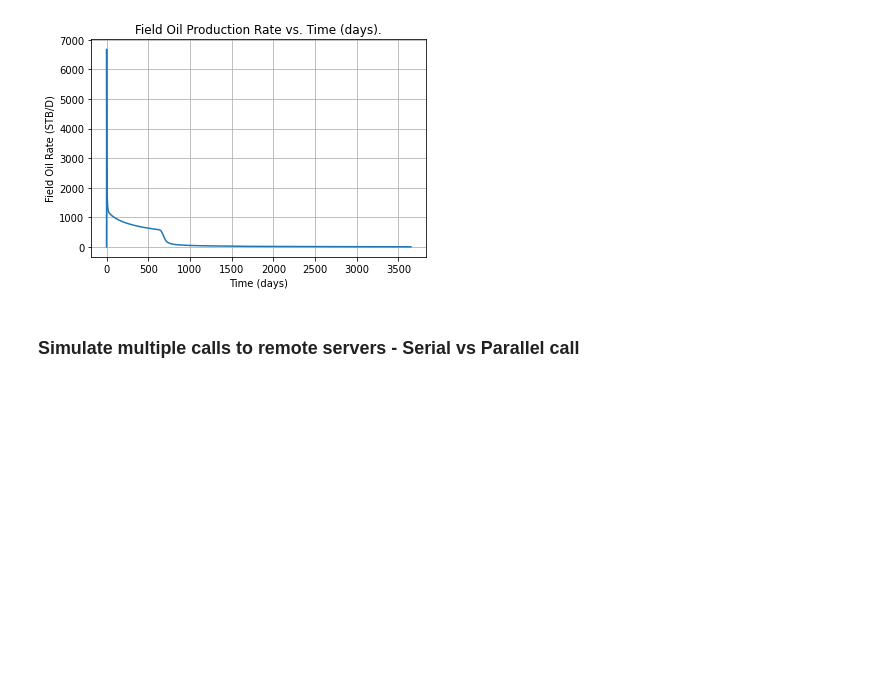
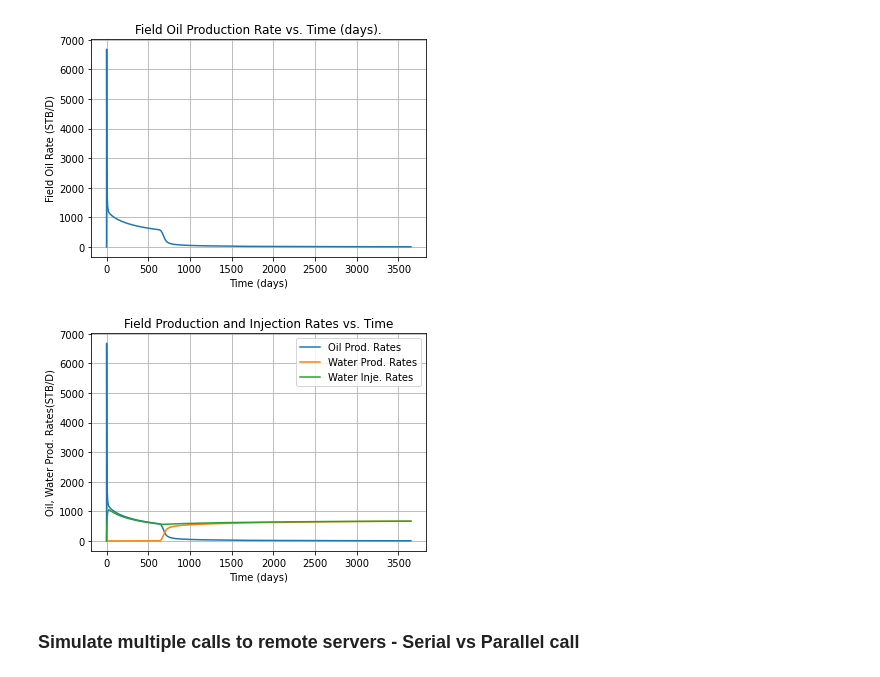
Before and after one commit to jeosol/aiml, a Jupyter notebook: remote_simulation_analysis.ipynb, the cells around one changed output. Drawn from its saved outputs; the diff is of its cells as text; code cells hidden in the pictures; blank space fills up the shorter version.

Commit message:
Updated plot to test new plot feature

```diff
--- a/remote_simulation_analysis.ipynb
+++ b/remote_simulation_analysis.ipynb
@@ -101,6 +103,11 @@ else:
 # %% [output]
 Success: Remote simulation job executed
 [figure]
+# %%
+plot_field_results(field_results)
+#field_results['water-prod-rates']
+# %% [output]
+[figure, added]
 # %% [markdown]
 ### Simulate multiple calls to remote servers - Serial vs Parallel call
 # %%
```
Also changed, not shown: parts of 1 cell of this notebook.
